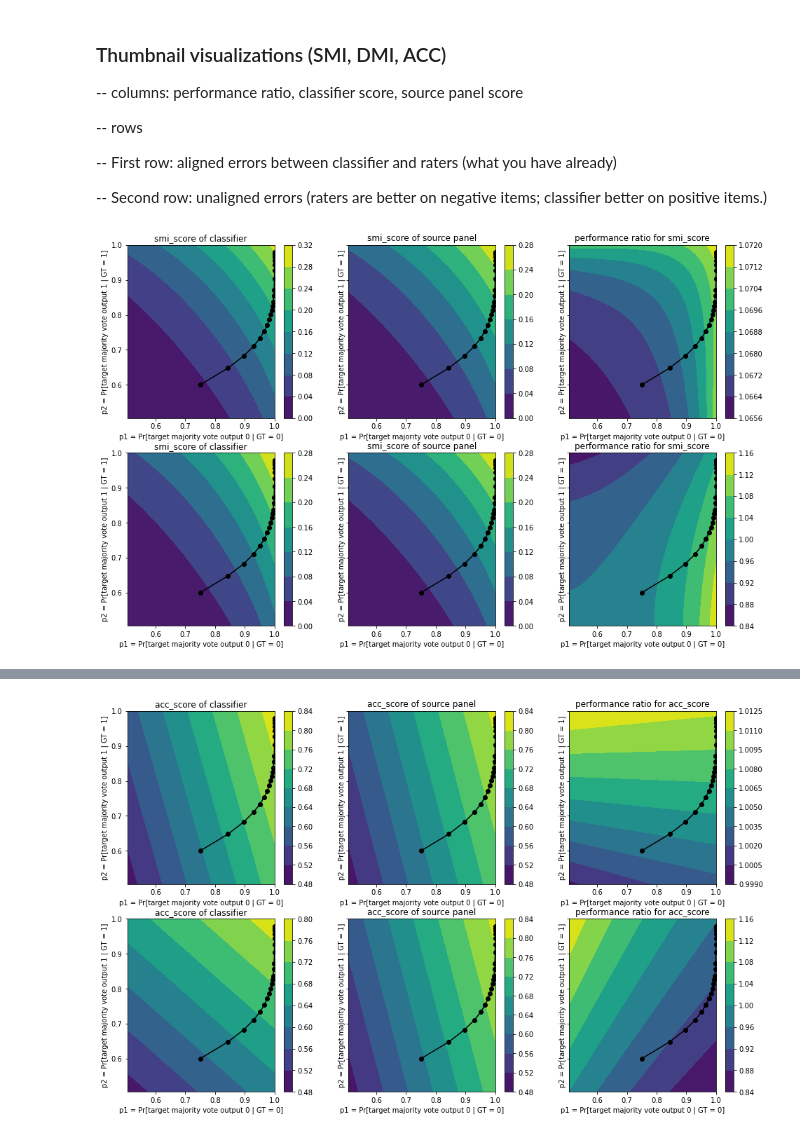
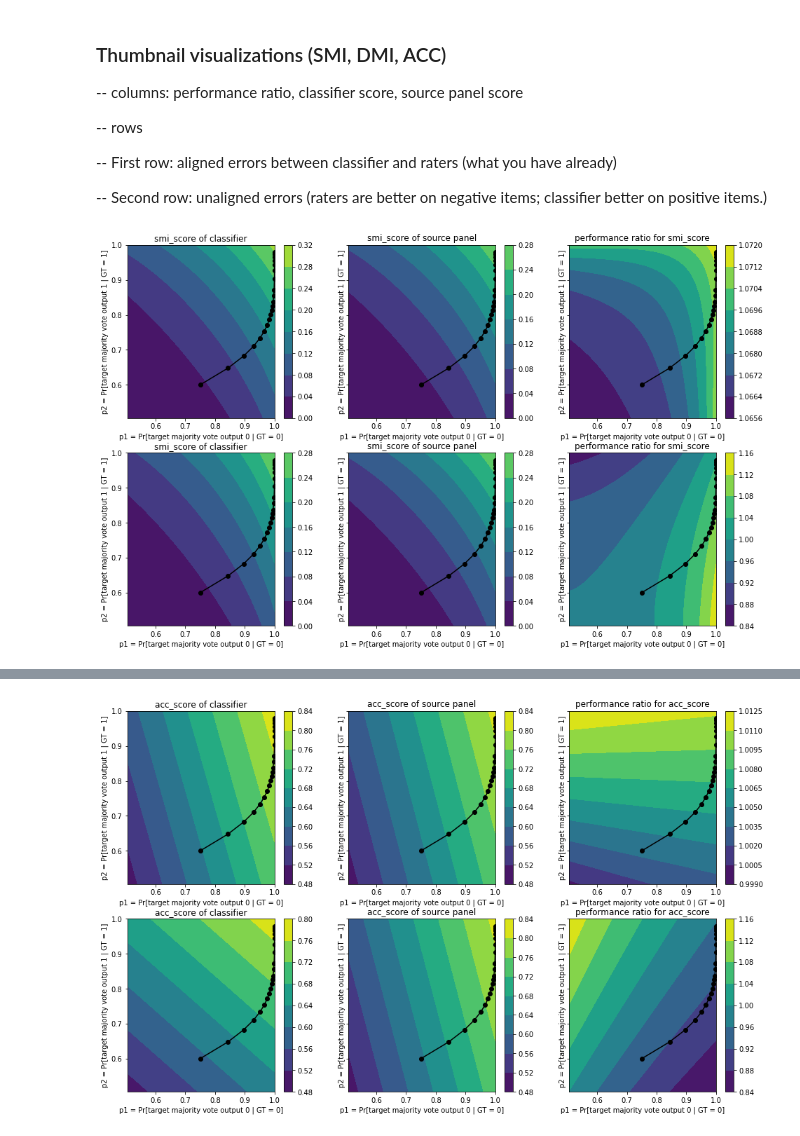
Before and after one commit to presnick/surveyequivalence, a Jupyter notebook: simulations/experiment_notebook.ipynb, the cells around one changed output, grey strips where cells are left out. Drawn from its saved outputs; the diff is of its cells as text; code cells hidden in the pictures.

Commit message:
contour chart

```diff
--- a/simulations/experiment_notebook.ipynb
+++ b/simulations/experiment_notebook.ipynb
@@ -1322,17 +1322,21 @@ smi_contour_classifier = np.array(smi_contour_classifier)
 smi_contour_source = np.array(smi_contour_source)
 smi_contour_performance_ratio = np.array(smi_contour_performance_ratio)
 
+
+vmax = 0.35
+vmin = 0
+
 # make the contours
 S,V = np.meshgrid(p_values,p_values)
 
-im = axs[0,0].contourf(S,V,smi_contour_classifier)
+im = axs[0,0].contourf(S,V,smi_contour_classifier,vmax=vmax,vmin=vmin)
 axs[0,0].plot(target_panel_p1,target_panel_p2,label = 'real_target_panel_noise', marker = 'o',color = 'black')
 axs[0,0].set_xlabel('p1 = Pr[target majority vote output 0 | GT = 0]')
 axs[0,0].set_ylabel('p2 = Pr[target majority vote output 1 | GT = 1]')
 axs[0,0].set_title('smi_score of classifier')
 fig.colorbar(im,ax=axs[0, 0])
 
-im = axs[0,1].contourf(S,V,smi_contour_source)
+im = axs[0,1].contourf(S,V,smi_contour_source,vmax=vmax,vmin=vmin)
 axs[0,1].plot(target_panel_p1,target_panel_p2,label = 'real_target_panel_noise', marker = 'o',color = 'black')
 axs[0,1].set_xlabel('p1 = Pr[target majority vote output 0 | GT = 0]')
 axs[0,1].set_ylabel('p2 = Pr[target majority vote output 1 | GT = 1]')
@@ -1391,36 +1395,36 @@ for p2 in p_values:
 smi_contour_classifier = np.array(smi_contour_classifier)
 smi_contour_source = np.array(smi_contour_source)
 smi_contour_performance_ratio = np.array(smi_contour_performance_ratio)
 
 # make the contours
 S,V = np.meshgrid(p_values,p_values)
 
-im = axs[1,0].contourf(S,V,smi_contour_classifier)
+im = axs[1,0].contourf(S,V,smi_contour_classifier,vmax=vmax,vmin=vmin)
 axs[1,0].plot(target_panel_p1,target_panel_p2,label = 'real_target_panel_noise', marker = 'o',color = 'black')
 axs[1,0].set_xlabel('p1 = Pr[target majority vote output 0 | GT = 0]')
 axs[1,0].set_ylabel('p2 = Pr[target majority vote output 1 | GT = 1]')
 axs[1,0].set_title('smi_score of classifier')
 fig.colorbar(im,ax=axs[1, 0])
 
 
-im = axs[1,1].contourf(S,V,smi_contour_source)
+im = axs[1,1].contourf(S,V,smi_contour_source,vmax=vmax,vmin=vmin)
 axs[1,1].plot(target_panel_p1,target_panel_p2,label = 'real_target_panel_noise', marker = 'o',color = 'black')
 axs[1,1].set_xlabel('p1 = Pr[target majority vote output 0 | GT = 0]')
 axs[1,1].set_ylabel('p2 = Pr[target majority vote output 1 | GT = 1]')
 axs[1,1].set_title('smi_score of source panel')
 fig.colorbar(im,ax=axs[1, 1])
 
 
 im = axs[1,2].contourf(S,V,smi_contour_performance_ratio)
 axs[1,2].plot(target_panel_p1,target_panel_p2,label = 'real_target_panel_noise', marker = 'o',color = 'black')
 axs[1,2].set_xlabel('p1 = Pr[target majority vote output 0 | GT = 0]')
 axs[1,2].set_ylabel('p2 = Pr[target majority vote output 1 | GT = 1]')
 axs[1,2].set_title('performance ratio for smi_score')
 fig.colorbar(im,ax=axs[1, 2])
 
 plt.show()
 # %% [output]
-[figure, old version]
+[figure, new version]
 # %%
 fig,axs = plt.subplots(2, 3, sharex=False, sharey=True, figsize=(16, 10))
 
```
Also changed, not shown: parts of 1 cell of this notebook.
